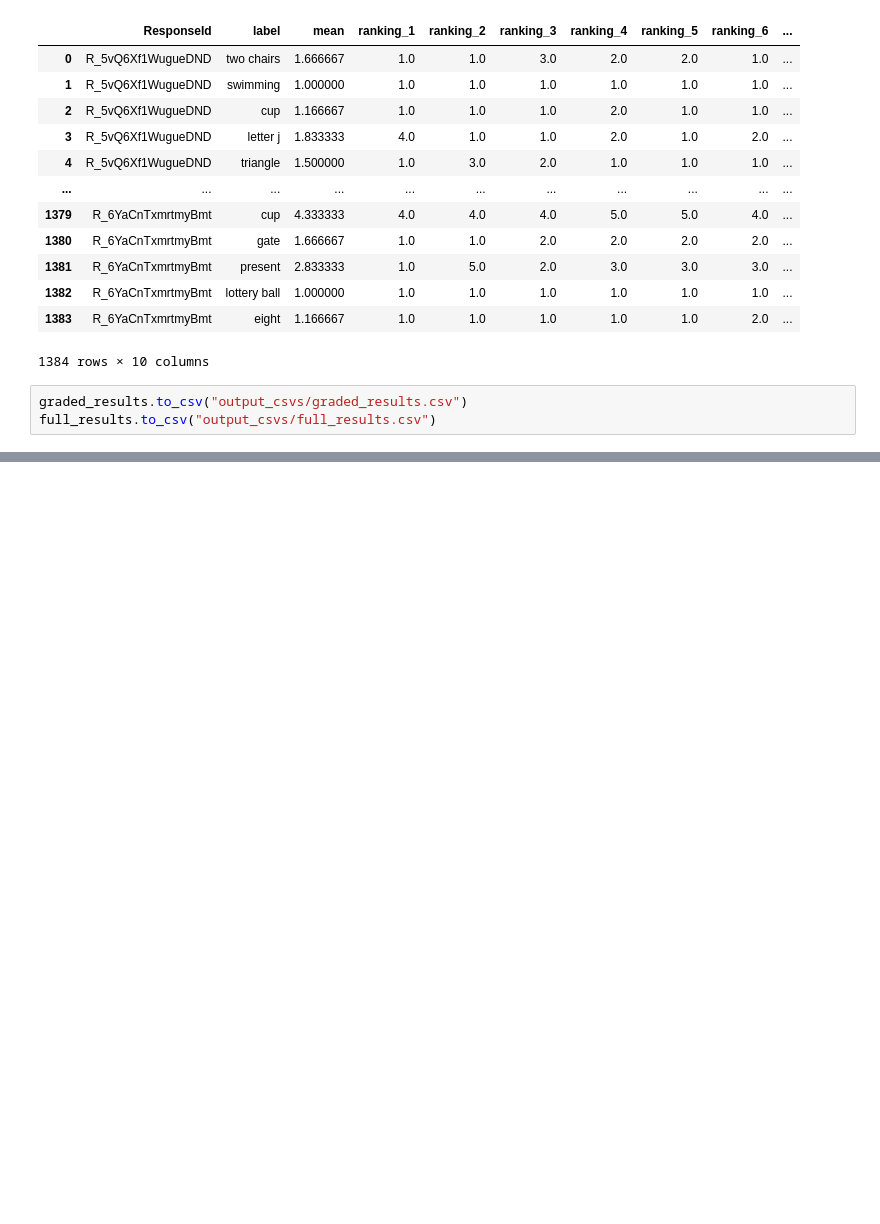
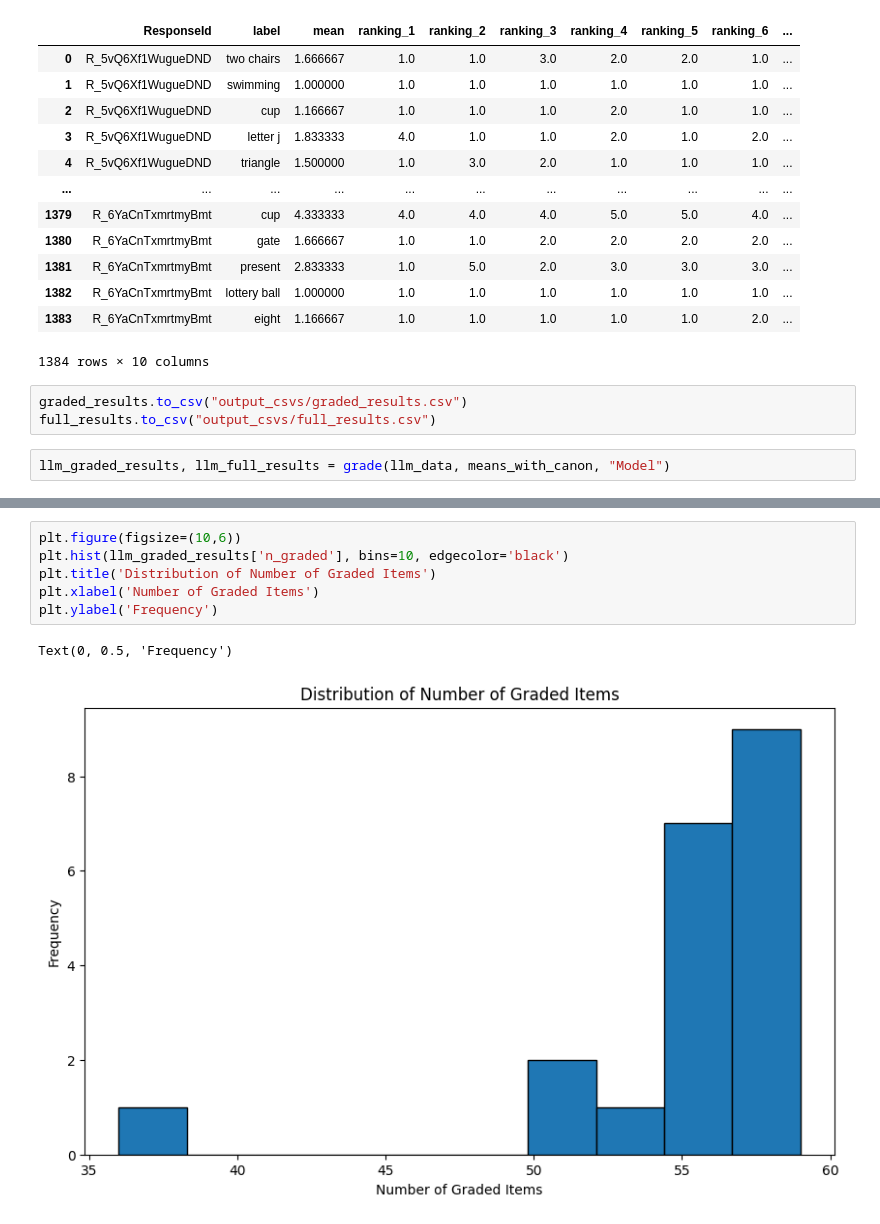
Before and after one commit to morgannmccarty/phantasia_data_analysis, a Jupyter notebook: data_analysis.ipynb, the cells around one changed output, grey strips where cells are left out. Saved outputs shown, nothing was run; the diff lists cells and outputs as text; blank space fills up the shorter version.

Commit message:
Added LLM data

```diff
--- a/data_analysis.ipynb
+++ b/data_analysis.ipynb
@@ -664,3 +677,5 @@ full_results
 # %%
 graded_results.to_csv("output_csvs/graded_results.csv")
 full_results.to_csv("output_csvs/full_results.csv")
+# %%
+llm_graded_results, llm_full_results = grade(llm_data, means_with_canon, "Model")
@@ -666,0 +702,9 @@ full_results.to_csv("output_csvs/full_results.csv")
+# %%
+plt.figure(figsize=(10,6))
+plt.hist(llm_graded_results['n_graded'], bins=10, edgecolor='black')
+plt.title('Distribution of Number of Graded Items')
+plt.xlabel('Number of Graded Items')
+plt.ylabel('Frequency')
+# %% [output]
+Text(0, 0.5, 'Frequency')
+[figure, added]
```
Also changed, not shown: parts of 10 cells of this notebook, 4 other files.
